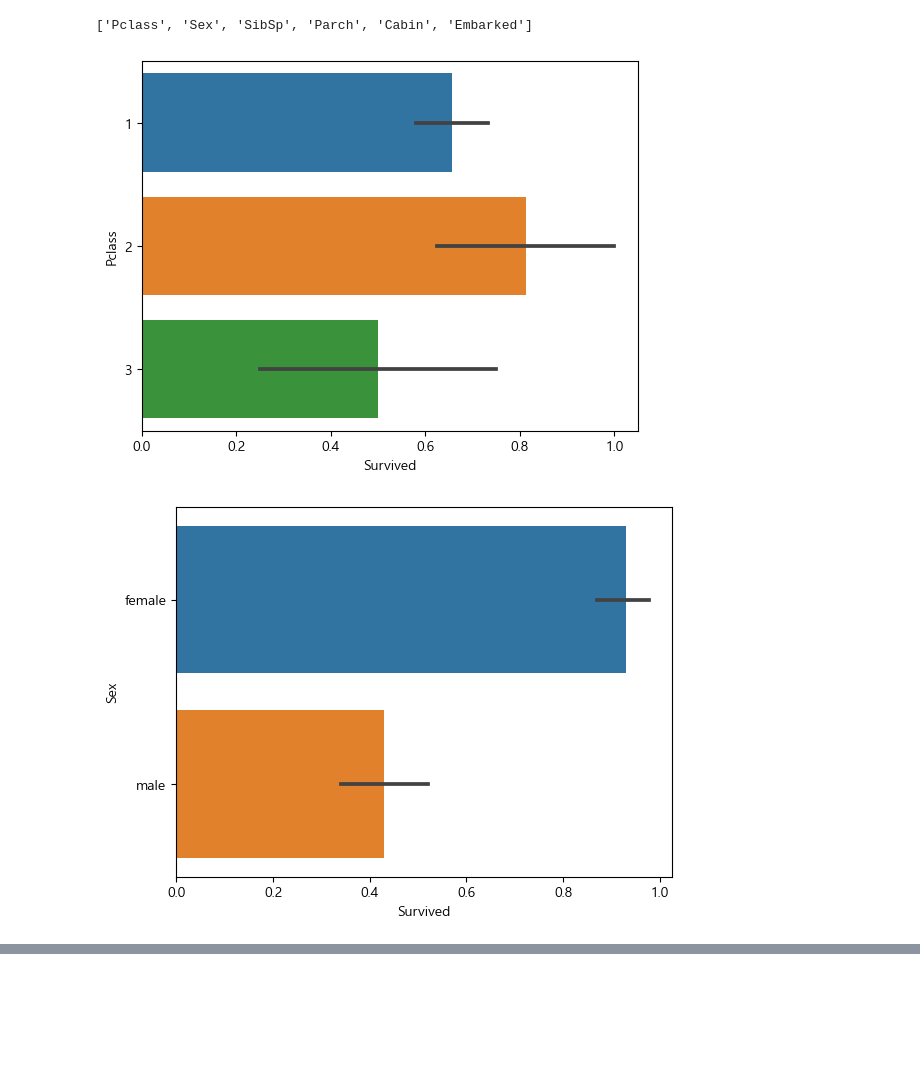
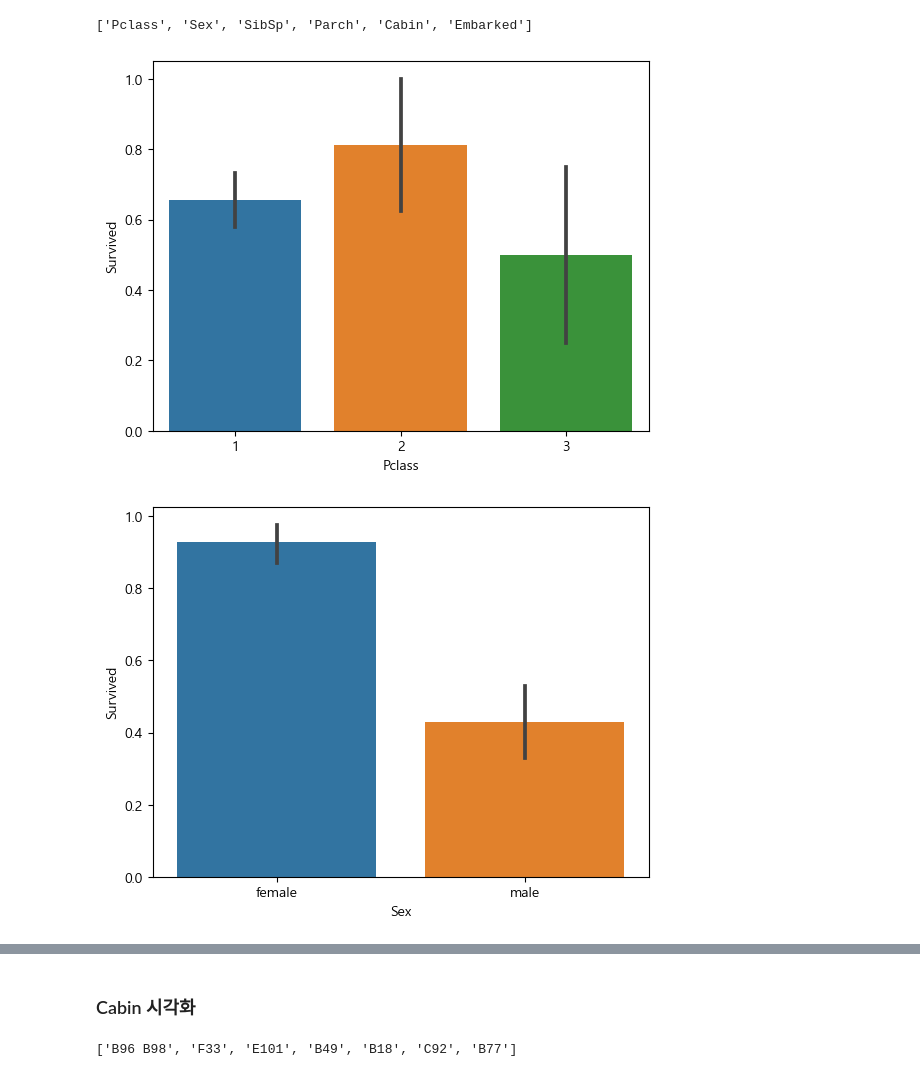
Before and after one commit to araya1203/study_data_analytics, a Jupyter notebook: codes/EDA/TitanicFromDisaster_train_EDA_quest.ipynb, the cells around one changed output, grey strips where cells are left out. Drawn from its saved outputs; the diff is of its cells as text; code cells hidden in the pictures; blank space fills up the shorter version.

```diff
--- a/codes/EDA/TitanicFromDisaster_train_EDA_quest.ipynb
+++ b/codes/EDA/TitanicFromDisaster_train_EDA_quest.ipynb
@@ -200,8 +200,8 @@ df_TT_T_dropna_condition_object_list
 ['Pclass', 'Sex', 'SibSp', 'Parch', 'Cabin', 'Embarked']
 # %%
 for item in df_TT_T_dropna_condition_object_list :
-    sns.barplot(data=df_TT_T_dropna_condition, x='Survived', y=item , orient='h')
+    sns.barplot(data=df_TT_T_dropna_condition, x=item, y='Survived')
     plt.show()
 # %% [output]
-[figure, old version]
+[figure, new version]
-[figure, old version]
+[figure, new version]
@@ -211,0 +212,8 @@ for item in df_TT_T_dropna_condition_object_list :
+# %% [markdown]
+### Cabin 시각화
+# %%
+df_TT_T_dropna_condition_sum  = pd.pivot_table(data=df_TT_T_dropna_condition, index='Cabin', values='Survived', aggfunc='sum' )
+df_TT_T_dropna_condition_top_list = df_TT_T_dropna_condition_sum.sort_values(by='Survived', ascending=False).iloc[:7].index.to_list()
+df_TT_T_dropna_condition_top_list
+# %% [output]
+['B96 B98', 'F33', 'E101', 'B49', 'B18', 'C92', 'B77']
```
Also changed, not shown: parts of 2 cells of this notebook.
